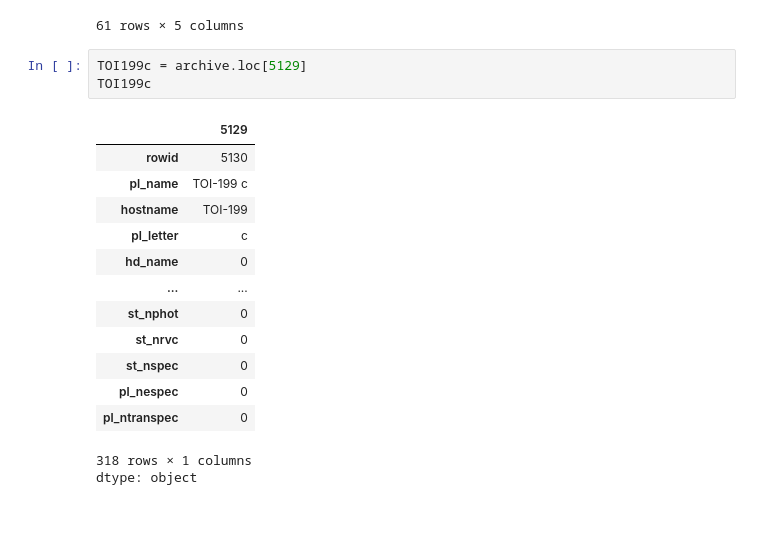
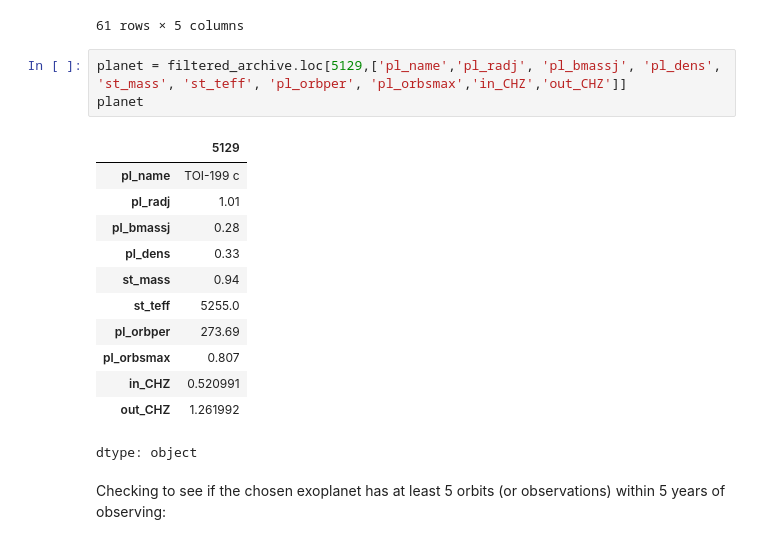
Before and after one commit to liamhall64/Habitable-Exomoons-2, a Jupyter notebook: Exomoon_Code_MK2_Cold_Gas_Giants.ipynb, the cells around one changed output. Cells and saved outputs as stored; diff of their text form; blank space fills up the shorter version.

```diff
--- a/Exomoon_Code_MK2_Cold_Gas_Giants.ipynb
+++ b/Exomoon_Code_MK2_Cold_Gas_Giants.ipynb
@@ -191,21 +211,21 @@ test
 | 5283 | TOI-4600 c | 9.42 | 1.15200 | 0.499790 | 1.215618 |
 | 5668 | ups And d | 12.50 | 2.51329 | 1.312329 | 3.050699 |
 61 rows × 5 columns
-# %%
-TOI199c = archive.loc[5129]
-TOI199c
-# %% [output]
-|  | 5129 |
-| rowid | 5130 |
-| pl_name | TOI-199 c |
-| hostname | TOI-199 |
-| pl_letter | c |
-| hd_name | 0 |
-| ... | ... |
-| st_nphot | 0 |
-| st_nrvc | 0 |
-| st_nspec | 0 |
-| pl_nespec | 0 |
-| pl_ntranspec | 0 |
-318 rows × 1 columns
-dtype: object
+# %%
+planet = filtered_archive.loc[5129,['pl_name','pl_radj', 'pl_bmassj', 'pl_dens', 'st_mass', 'st_teff', 'pl_orbper', 'pl_orbsmax','in_CHZ','out_CHZ']]
+planet
+# %% [output]
+|  | 5129 |
+| pl_name | TOI-199 c |
+| pl_radj | 1.01 |
+| pl_bmassj | 0.28 |
+| pl_dens | 0.33 |
+| st_mass | 0.94 |
+| st_teff | 5255.0 |
+| pl_orbper | 273.69 |
+| pl_orbsmax | 0.807 |
+| in_CHZ | 0.520991 |
+| out_CHZ | 1.261992 |
+dtype: object
+# %% [markdown]
+Checking to see if the chosen exoplanet has at least 5 orbits (or observations) within 5 years of observing:
```
Also changed, not shown: parts of 12 cells of this notebook.
